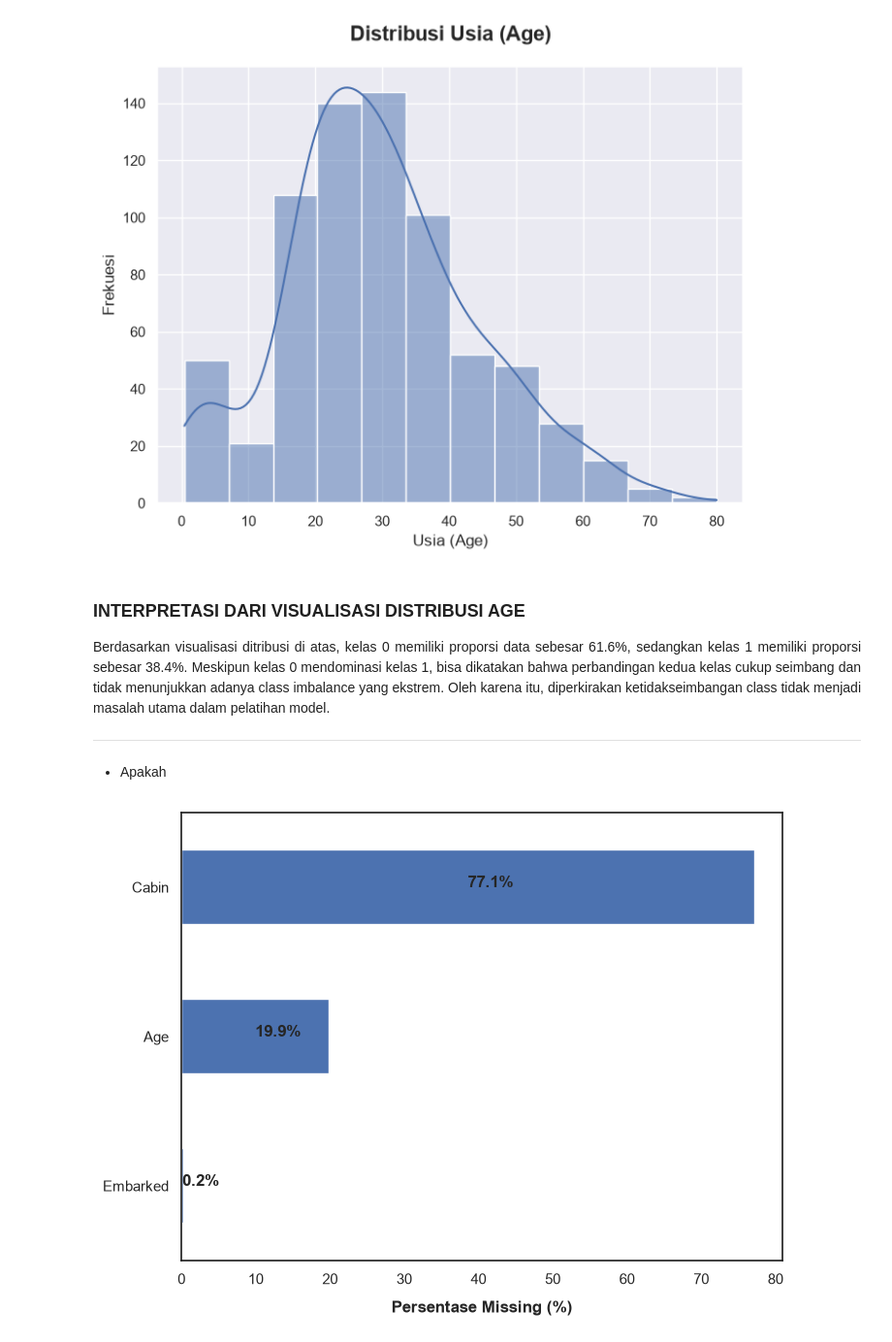
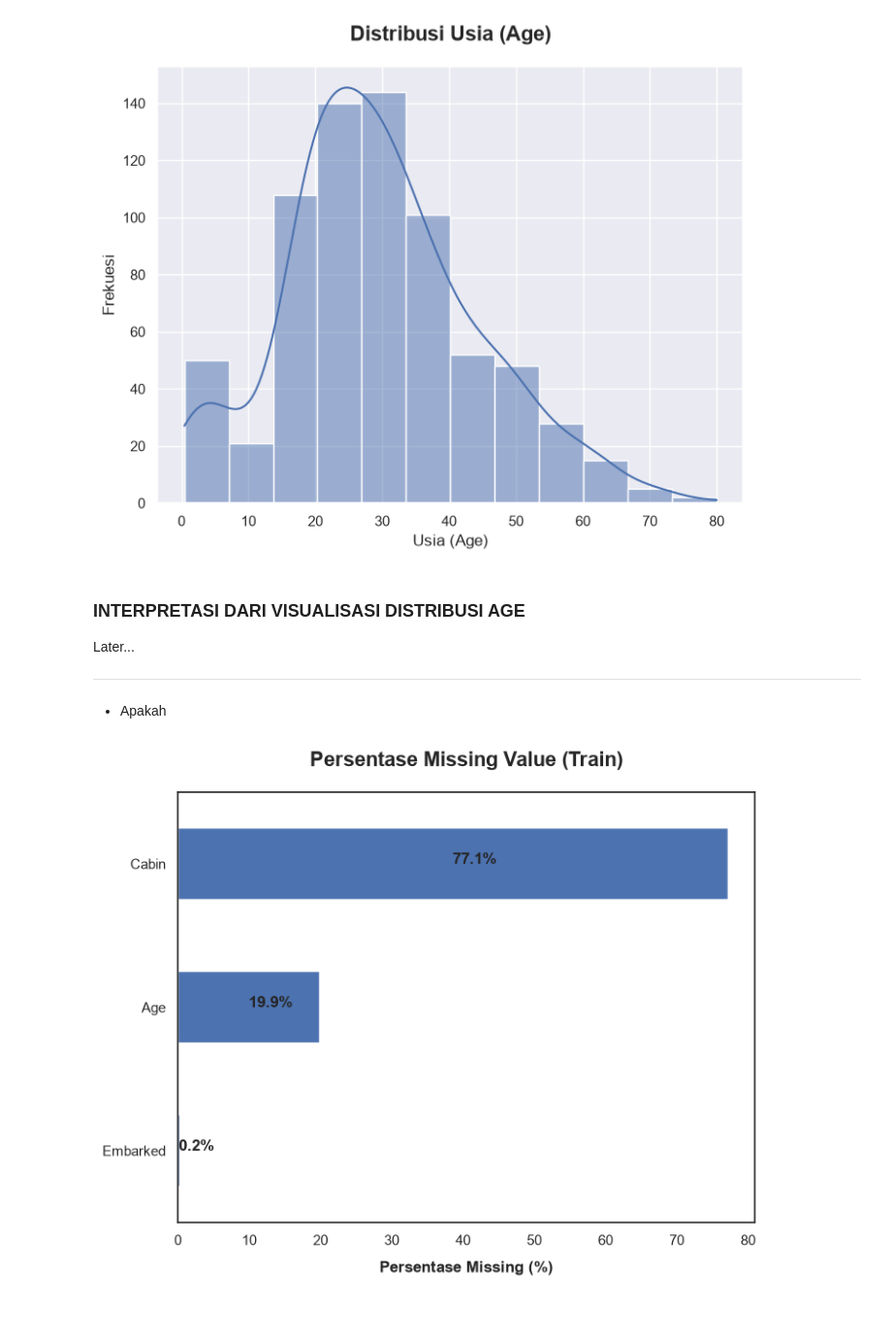
Before and after one commit to jamaak/ml-titanic-machine-learning, a Jupyter notebook: notebook/cleaning-data.ipynb, the cells around one changed output. Shown at 97% size. Cells and saved outputs as stored; diff of their text form; code cells hidden in the pictures; blank space fills up the shorter version.

```diff
--- a/notebook/cleaning-data.ipynb
+++ b/notebook/cleaning-data.ipynb
@@ -218,9 +215,7 @@ plt.show()
 # %% [markdown]
 ### <h3><b>INTERPRETASI DARI VISUALISASI DISTRIBUSI AGE</b></h3>
 <p style= "text-align: justify;">
-Berdasarkan visualisasi ditribusi di atas, kelas 0 memiliki proporsi data sebesar 61.6%, sedangkan kelas 1 memiliki proporsi sebesar 38.4%.
-Meskipun kelas 0 mendominasi kelas 1, bisa dikatakan bahwa perbandingan kedua kelas cukup seimbang dan tidak menunjukkan adanya class imbalance
-yang ekstrem. Oleh karena itu, diperkirakan ketidakseimbangan class tidak menjadi masalah utama dalam pelatihan model.
+Later...
 </p>
 
 ---
@@ -233,31 +228,32 @@ plt.figure(figsize=(8, 6))
 
 missing_percentage = (
     train_df.isnull().sum() / len(train_df) * 100
 ) # Mengambil persentase missing value
 
 missing_percentage = missing_percentage[
     missing_percentage > 0
 ].sort_values()
 
 ax = missing_percentage.plot.barh()
 
 for p in ax.patches:
     percentage = p.get_width()
     count = p.get_y() + p.get_height()/2
     ax.annotate(
         f'{percentage:.1f}%',
         (
             p.get_x() + p.get_width()/2,
             count
         ),
         fontweight='bold'
     )
 
 plt.xlabel(
     "Persentase Missing (%)",
     fontweight="bold",
     labelpad=10
     )
+plt.title("Persentase Missing Value (Train)", fontsize=16, fontweight="bold", pad=20)
 plt.show()
 # %% [output]
-[figure, old version]
+[figure, new version]
```
Also changed, not shown: parts of 2 cells of this notebook.
